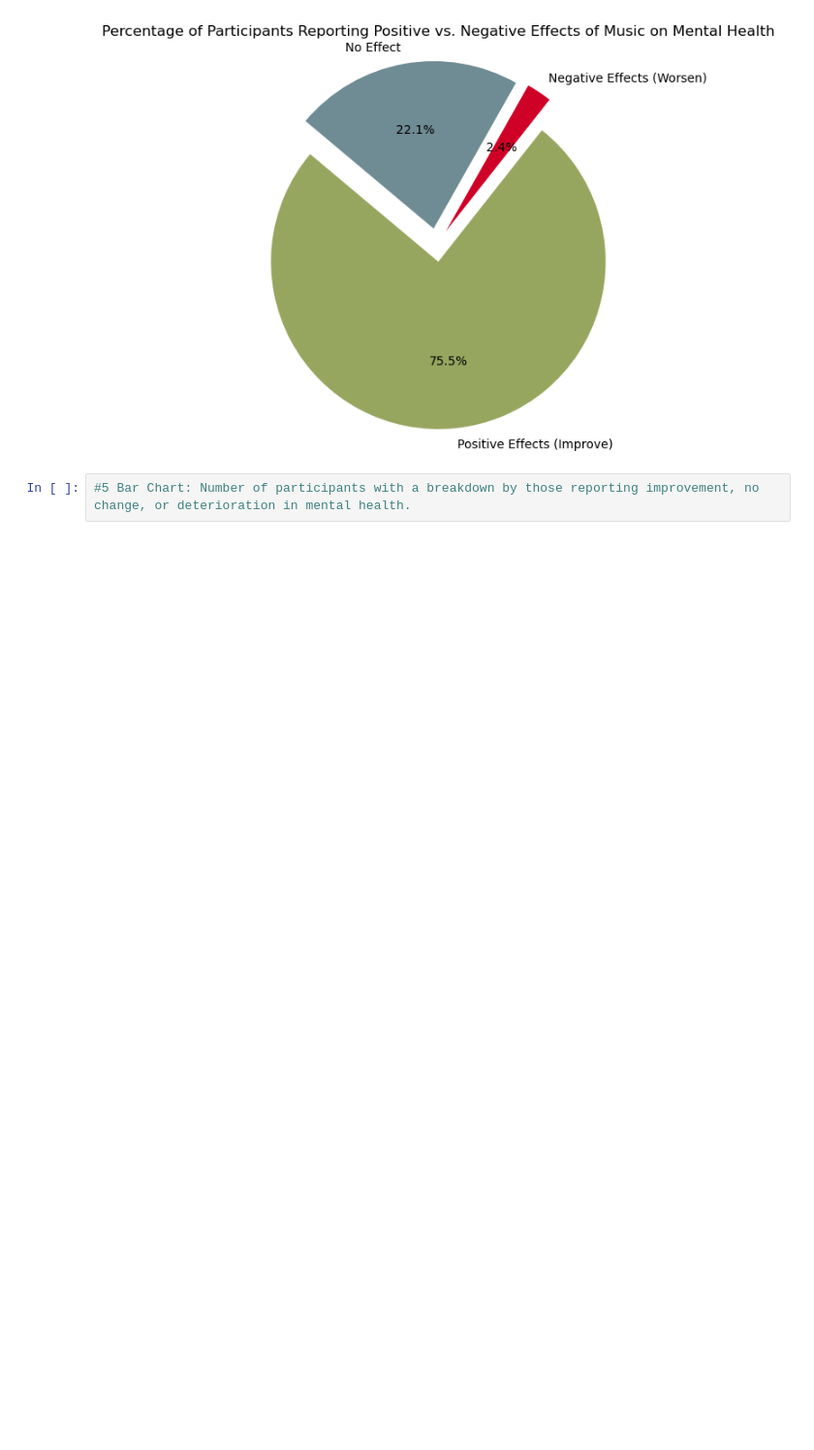
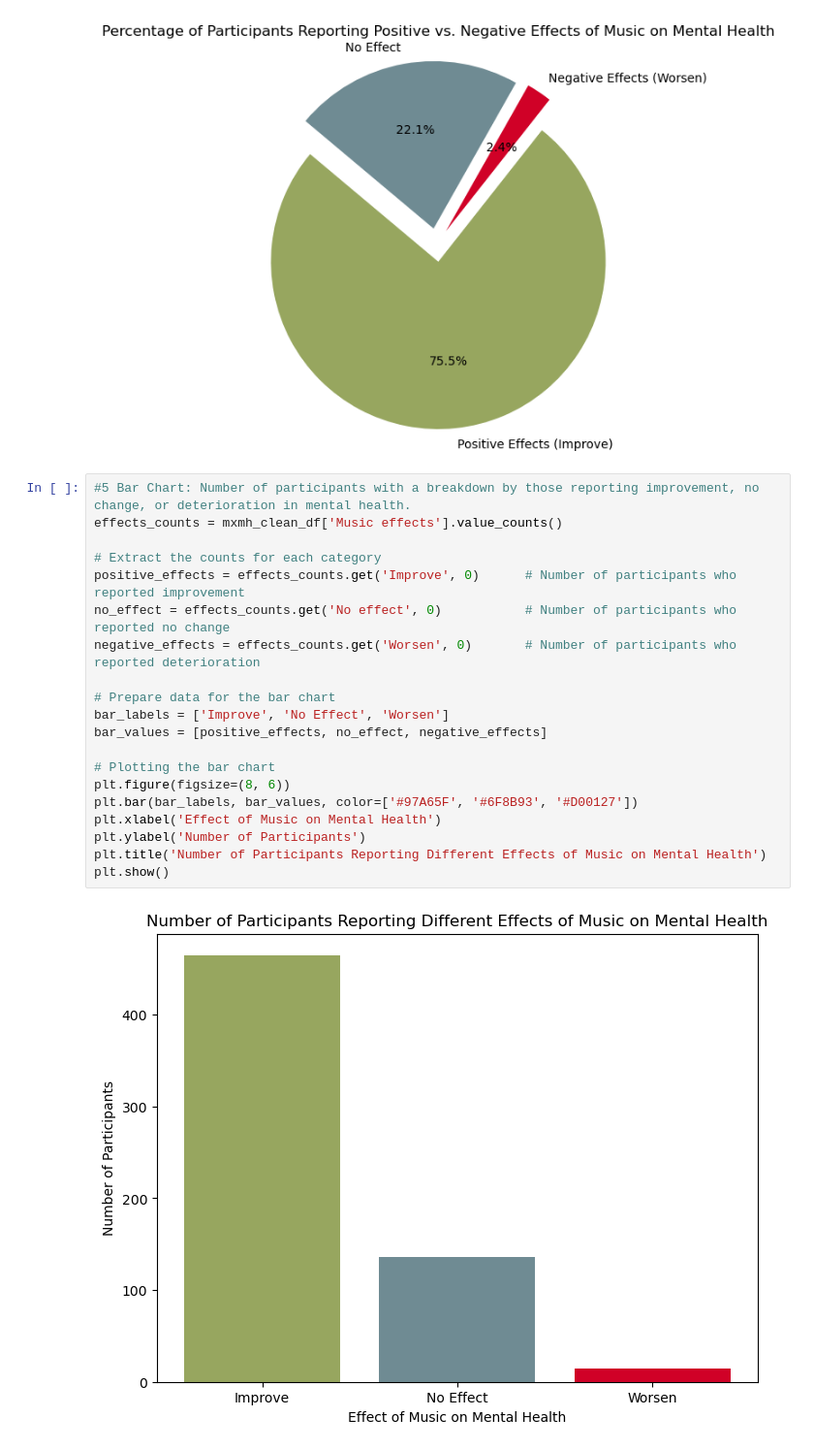
Before and after one commit to karinaahumada01/project-1, a Jupyter notebook: mxmh_main_analysis.ipynb, the cells around one changed output. Shown: that part at 97% size. Saved outputs shown, nothing was run; the diff lists cells and outputs as text; blank space fills up the shorter version.

```diff
--- a/mxmh_main_analysis.ipynb
+++ b/mxmh_main_analysis.ipynb
@@ -341,3 +341,23 @@ plt.show()
 [figure]
 # %%
 #5 Bar Chart: Number of participants with a breakdown by those reporting improvement, no change, or deterioration in mental health.
+effects_counts = mxmh_clean_df['Music effects'].value_counts()
+
+# Extract the counts for each category
+positive_effects = effects_counts.get('Improve', 0)      # Number of participants who reported improvement
+no_effect = effects_counts.get('No effect', 0)           # Number of participants who reported no change
+negative_effects = effects_counts.get('Worsen', 0)       # Number of participants who reported deterioration
+
+# Prepare data for the bar chart
+bar_labels = ['Improve', 'No Effect', 'Worsen']
+bar_values = [positive_effects, no_effect, negative_effects]
+
+# Plotting the bar chart
+plt.figure(figsize=(8, 6))
+plt.bar(bar_labels, bar_values, color=['#97A65F', '#6F8B93', '#D00127'])
+plt.xlabel('Effect of Music on Mental Health')
+plt.ylabel('Number of Participants')
+plt.title('Number of Participants Reporting Different Effects of Music on Mental Health')
+plt.show()
+# %% [output]
+[figure, added]
```
